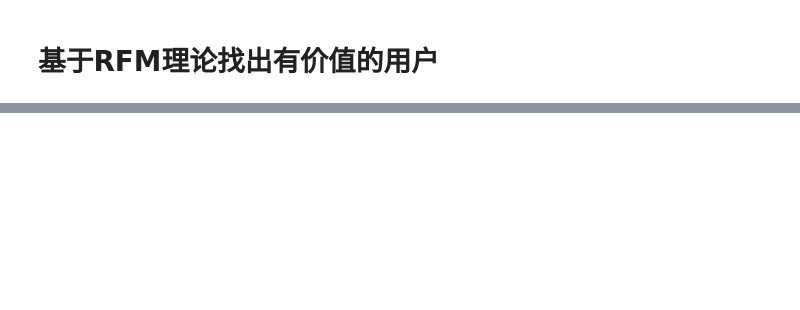
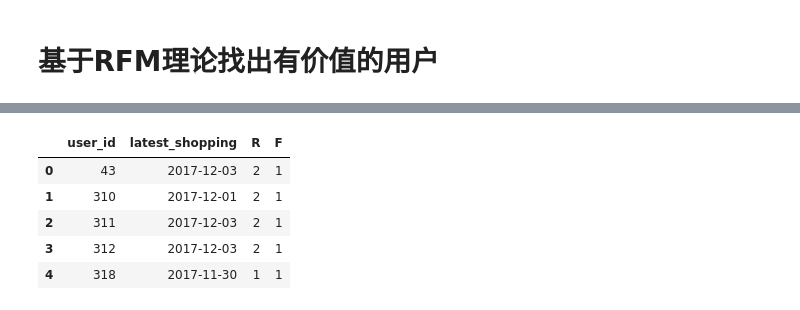
Before and after one commit to paxton615/Alibaba_UserBehavior_Analysis, a Jupyter notebook: drafts/AUBA_图表测试.ipynb, the cells around one changed output, grey strips where cells are left out. Cells and saved outputs as stored; diff of their text form; code cells hidden in the pictures; blank space fills up the shorter version.

```diff
--- a/drafts/AUBA_图表测试.ipynb
+++ b/drafts/AUBA_图表测试.ipynb
@@ -1042,2 +1073,9 @@ recent_buy['R'] = [0 if '2017-11-25'<= i <='2017-11-27'
 # %%
-recent_buy.head()
+rmf.head()
+# %% [output]
+|  | user_id | latest_shopping | R | F |
+| 0 | 43 | 2017-12-03 | 2 | 1 |
+| 1 | 310 | 2017-12-01 | 2 | 1 |
+| 2 | 311 | 2017-12-03 | 2 | 1 |
+| 3 | 312 | 2017-12-03 | 2 | 1 |
+| 4 | 318 | 2017-11-30 | 1 | 1 |
```
Also changed, not shown: parts of 59 cells of this notebook, 5 other files.
